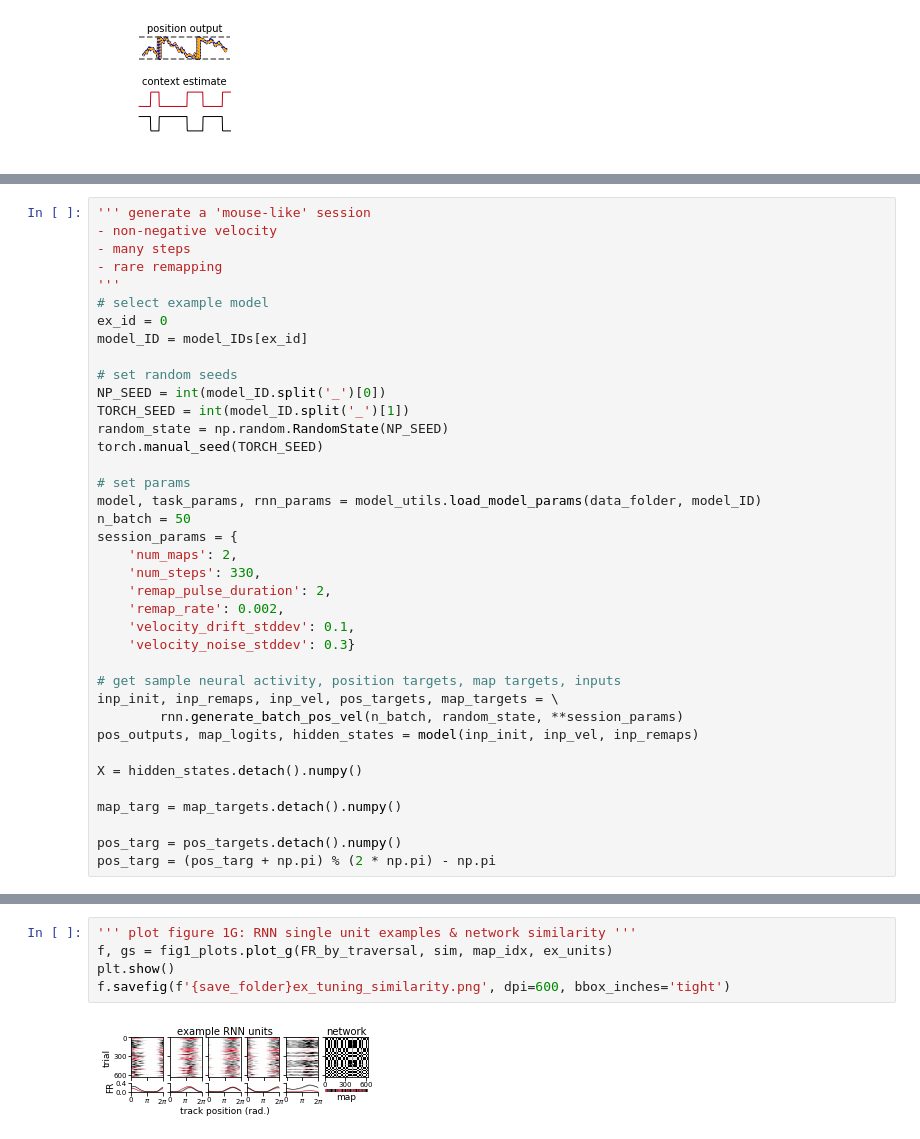
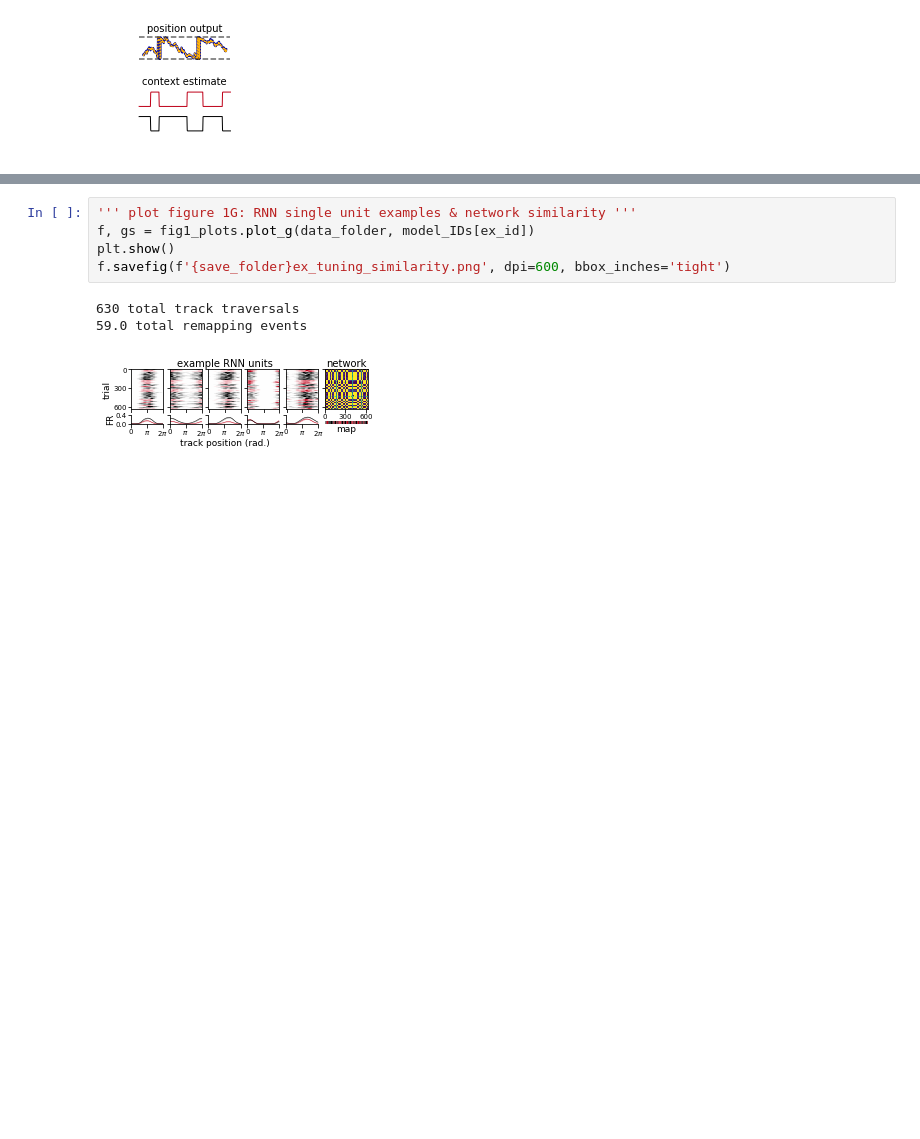
Before and after one commit to ahwillia/rnn_remapping_paper, a Jupyter notebook: fig1_1d2map/make_fig1_rnn.ipynb, the cells around one changed output, grey strips where cells are left out. Saved outputs shown, nothing was run; the diff lists cells and outputs as text; blank space fills up the shorter version.

```diff
--- a/fig1_1d2map/make_fig1_rnn.ipynb
+++ b/fig1_1d2map/make_fig1_rnn.ipynb
@@ -102,38 +102,0 @@ on average, 12 PCs explain 90.07% of the variance
-# %%
-''' generate a 'mouse-like' session
-- non-negative velocity
-- many steps
-- rare remapping
-'''
-# select example model
-ex_id = 0
-model_ID = model_IDs[ex_id]
-
-# set random seeds
-NP_SEED = int(model_ID.split('_')[0])
-TORCH_SEED = int(model_ID.split('_')[1])
-random_state = np.random.RandomState(NP_SEED)
-torch.manual_seed(TORCH_SEED)
-
-# set params
-model, task_params, rnn_params = model_utils.load_model_params(data_folder, model_ID)
-n_batch = 50
-session_params = {
-    'num_maps': 2,
-    'num_steps': 330,
-    'remap_pulse_duration': 2,
-    'remap_rate': 0.002,
-    'velocity_drift_stddev': 0.1,
-    'velocity_noise_stddev': 0.3}
-
-# get sample neural activity, position targets, map targets, inputs
-inp_init, inp_remaps, inp_vel, pos_targets, map_targets = \
-        rnn.generate_batch_pos_vel(n_batch, random_state, **session_params)
-pos_outputs, map_logits, hidden_states = model(inp_init, inp_vel, inp_remaps)
-
-X = hidden_states.detach().numpy()
-
-map_targ = map_targets.detach().numpy()
-
-pos_targ = pos_targets.detach().numpy()
-pos_targ = (pos_targ + np.pi) % (2 * np.pi) - np.pi
@@ -175,7 +103,9 @@ ex_units = np.random.choice(possible_units, n_ex_units, replace=False)
 # %%
 ''' plot figure 1G: RNN single unit examples & network similarity '''
-f, gs = fig1_plots.plot_g(FR_by_traversal, sim, map_idx, ex_units)
+f, gs = fig1_plots.plot_g(data_folder, model_IDs[ex_id])
 plt.show()
 f.savefig(f'{save_folder}ex_tuning_similarity.png', dpi=600, bbox_inches='tight')
 # %% [output]
+630 total track traversals
+59.0 total remapping events
-[figure, old version]
+[figure, new version]
```
Also changed, not shown: parts of 20 cells of this notebook, 10 other files.
